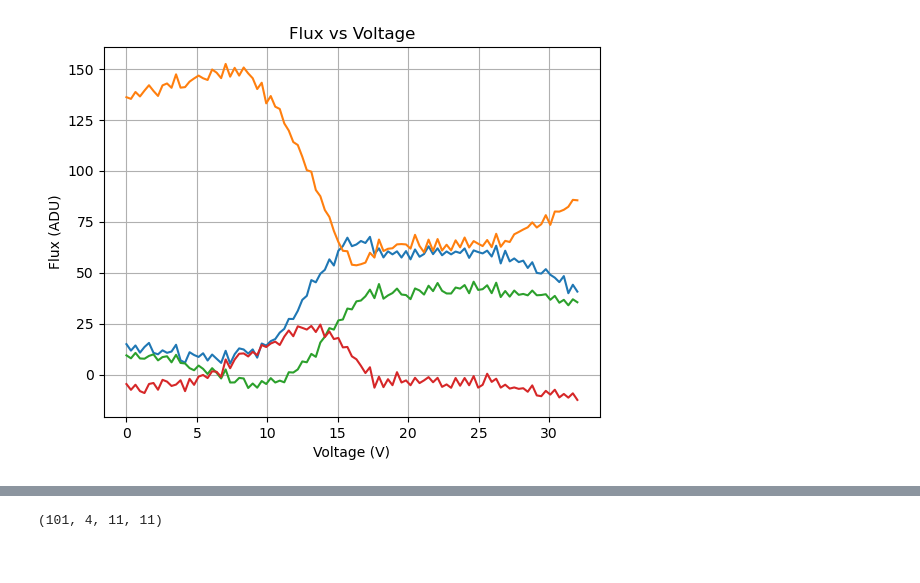
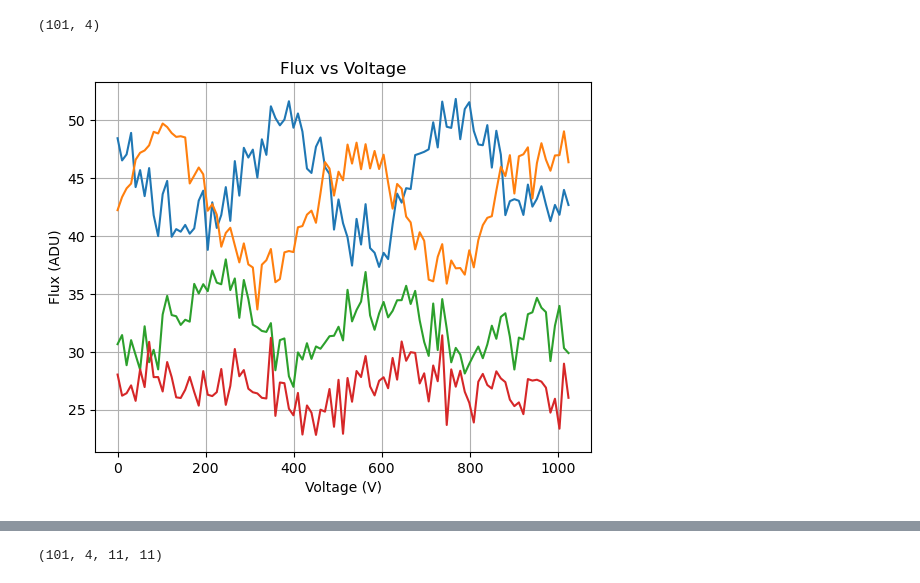
Before and after one commit to VForiel/PHOBos, a Jupyter notebook: lab_tests.ipynb, the cells around one changed output, grey strips where cells are left out. Saved outputs shown, nothing was run; the diff lists cells and outputs as text; code cells hidden in the pictures.

```diff
--- a/lab_tests.ipynb
+++ b/lab_tests.ipynb
@@ -13,6 +13,8 @@ tension = 30 # V
 
 CUR = current * 65535 / 300
 VOLT = tension * 65535 / 40
+# %%
+chip = kbench.classes.photonic_chip._xpow
 # %%
 chip.send_command(f"CH:{channel}-{channel}:CUR:{int(CUR)}")
 # %% [output]
@@ -60,11 +167,11 @@ def crop_frames(datacube, crop_coords):
     return cropped_cube
 
 crop_size = 10 # px window around the output
-crop_centers = np.array([(594, 114),
-                        (499, 90),
-                        (404, 66),
-                        (309, 42),
-                        (197, 346)])
+crop_centers = np.array([(319, 311),
+                        (352, 311),
+                        (385, 311),
+                        (417, 311),
+                        (11, 11)])
 
 crop_coords = [((crop_centers[0,0]-crop_size//2, crop_centers[0,0]+crop_size//2+1), (crop_centers[0,1]-crop_size//2, crop_centers[0,1]+crop_size//2+1)),
                ((crop_centers[1,0]-crop_size//2, crop_centers[1,0]+crop_size//2+1), (crop_centers[1,1]-crop_size//2, crop_centers[1,1]+crop_size//2+1)),
@@ -100,32 +207,35 @@ cam.catch_up_with_sem(semid)
 
 dk = shm('/dev/shm/cred3_dark.im.shm')
 dark = dk.get_latest_data()
-# %%
-sleep(10)
-wait = 0.001
-ramp = np.linspace(0, 32, 101)
-datacube = []
-channel = 17
-for v in ramp:
-    VOLT = v * 65535 / 40
-    #chip.send_command(f"CH:{channel}-{channel}:CUR:{int(CUR)}")
-    chip.send_command(f"CH:{channel}-{channel}:VOLT:{int(VOLT)}")
-    sleep(wait)
-    #print(chip.send_command(f"CH:{channel}:VAL?"))
-    img0 = get_frame(cam, semid)
-    img0 = img0 - dark
-    datacube.append(img0)
-
-datacube = np.array(datacube)
-cropped_cube = crop_frames(datacube, crop_coords)
-flux = np.mean(cropped_cube, axis=(-1, -2))
-
-plt.figure()
-plt.plot(ramp, flux)
-plt.xlabel("Voltage (V)")
-plt.ylabel("Flux (ADU)")
-plt.title("Flux vs Voltage")
-plt.grid()
-plt.show()
-# %% [output]
-[figure, removed]
+# %%
+sleep(10)
+wait = 0.001
+ramp = np.linspace(0, 32**2, 101)
+datacube = []
+channel = 17
+for v in ramp:
+    VOLT = np.sqrt(v) * 65535 / 40
+    #chip.send_command(f"CH:{channel}-{channel}:CUR:{int(CUR)}")
+    chip.send_command(f"CH:{channel}-{channel}:VOLT:{int(VOLT)}")
+    sleep(wait)
+    #print(chip.send_command(f"CH:{channel}:VAL?"))
+    img0 = get_frame(cam, semid)
+    img0 = img0 - dark
+    datacube.append(img0)
+
+datacube = np.array(datacube)
+cropped_cube = crop_frames(datacube, crop_coords)
+flux = np.mean(cropped_cube, axis=(-1, -2))
+
+print(np.array(flux).shape)
+
+plt.figure()
+plt.plot(ramp, flux)
+plt.xlabel("Voltage (V)")
+plt.ylabel("Flux (ADU)")
+plt.title("Flux vs Voltage")
+plt.grid()
+plt.show()
+# %% [output]
+(101, 4)
+[figure, added]
```
Also changed, not shown: parts of 7 cells of this notebook, 3 other files.
